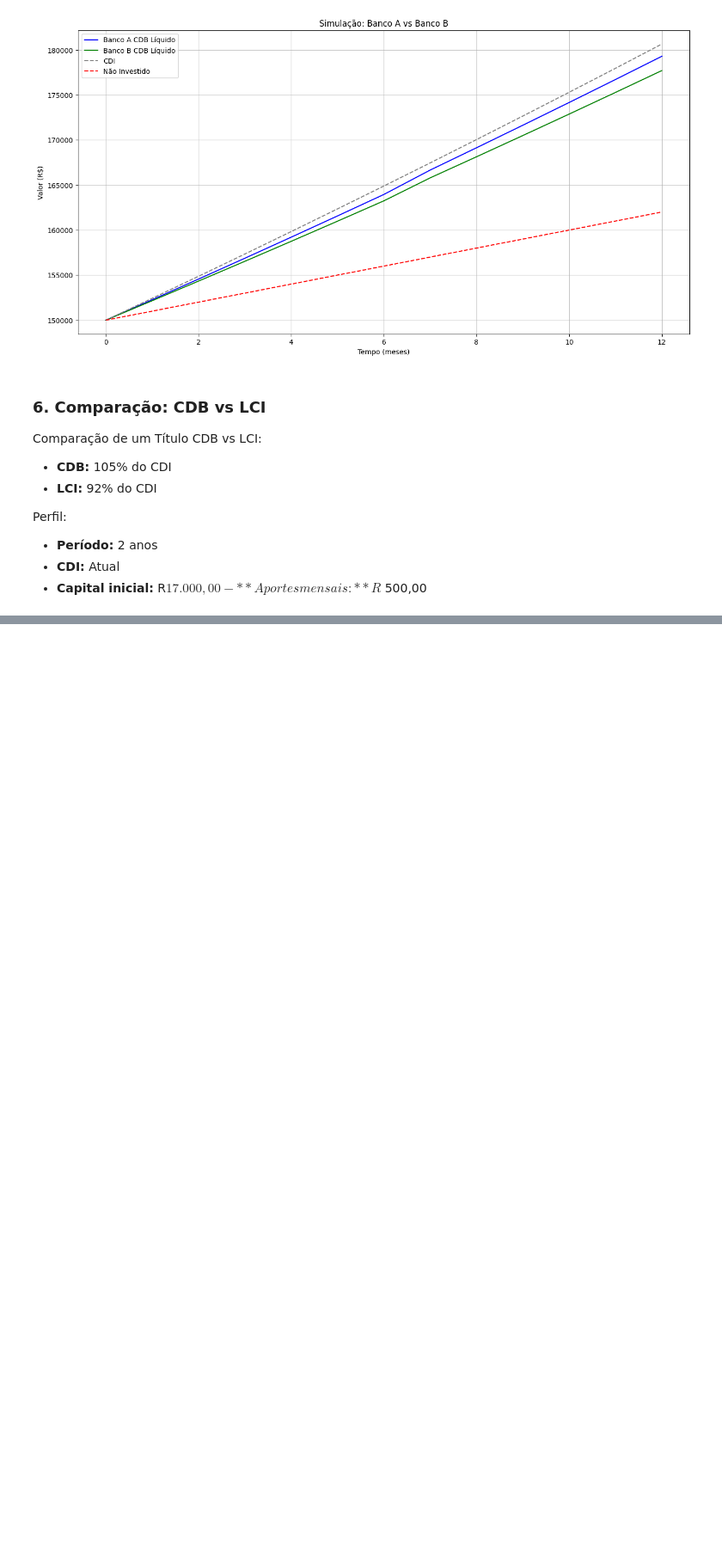
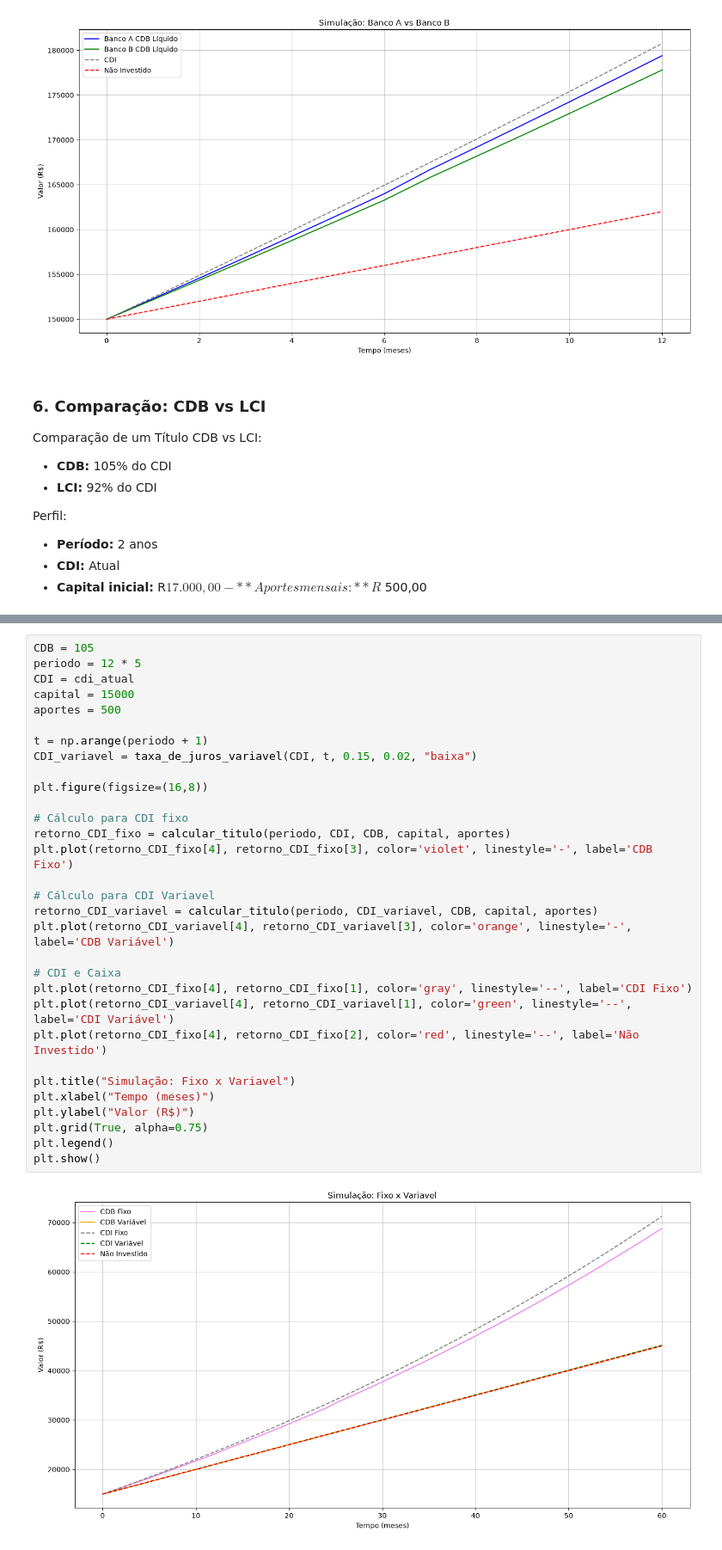
Before and after one commit to saulohpm/simulador-cdi, a Jupyter notebook: notebooks/analises.ipynb, the cells around one changed output, grey strips where cells are left out. Shown at 86% size. Cells and saved outputs as stored; diff of their text form; blank space fills up the shorter version.

```diff
--- a/notebooks/analises.ipynb
+++ b/notebooks/analises.ipynb
@@ -167,0 +184,33 @@ plt.show()
+# %%
+CDB = 105
+periodo = 12 * 5
+CDI = cdi_atual
+capital = 15000
+aportes = 500
+
+t = np.arange(periodo + 1)
+CDI_variavel = taxa_de_juros_variavel(CDI, t, 0.15, 0.02, "baixa")
+
+plt.figure(figsize=(16,8))
+
+# Cálculo para CDI fixo
+retorno_CDI_fixo = calcular_titulo(periodo, CDI, CDB, capital, aportes)
+plt.plot(retorno_CDI_fixo[4], retorno_CDI_fixo[3], color='violet', linestyle='-', label='CDB Fixo')
+
+# Cálculo para CDI Variavel
+retorno_CDI_variavel = calcular_titulo(periodo, CDI_variavel, CDB, capital, aportes)
+plt.plot(retorno_CDI_variavel[4], retorno_CDI_variavel[3], color='orange', linestyle='-', label='CDB Variável')
+
+# CDI e Caixa
+plt.plot(retorno_CDI_fixo[4], retorno_CDI_fixo[1], color='gray', linestyle='--', label='CDI Fixo')
+plt.plot(retorno_CDI_variavel[4], retorno_CDI_variavel[1], color='green', linestyle='--', label='CDI Variável')
+plt.plot(retorno_CDI_fixo[4], retorno_CDI_fixo[2], color='red', linestyle='--', label='Não Investido')
+
+plt.title("Simulação: Fixo x Variavel")
+plt.xlabel("Tempo (meses)")
+plt.ylabel("Valor (R$)")
+plt.grid(True, alpha=0.75)
+plt.legend()
+plt.show()
+# %% [output]
+[figure, added]
```
Also changed, not shown: parts of 6 cells of this notebook, 9 other files.
